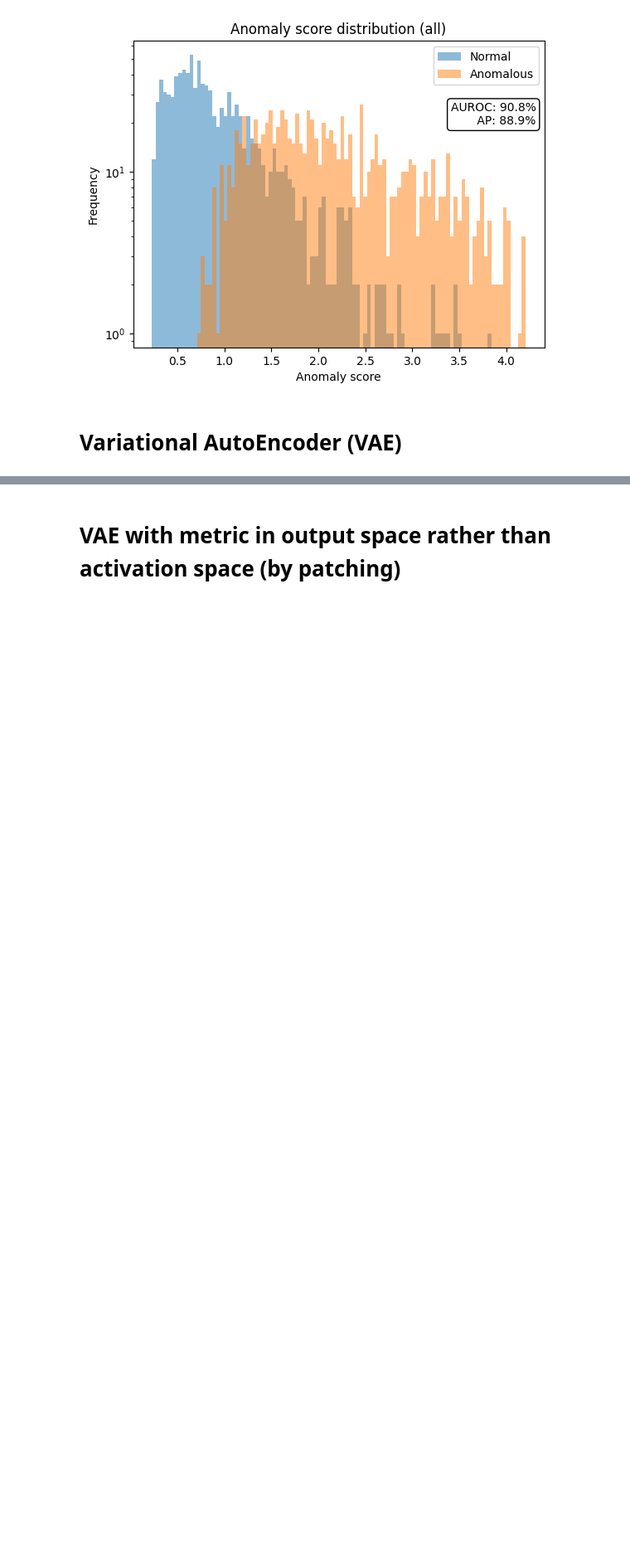
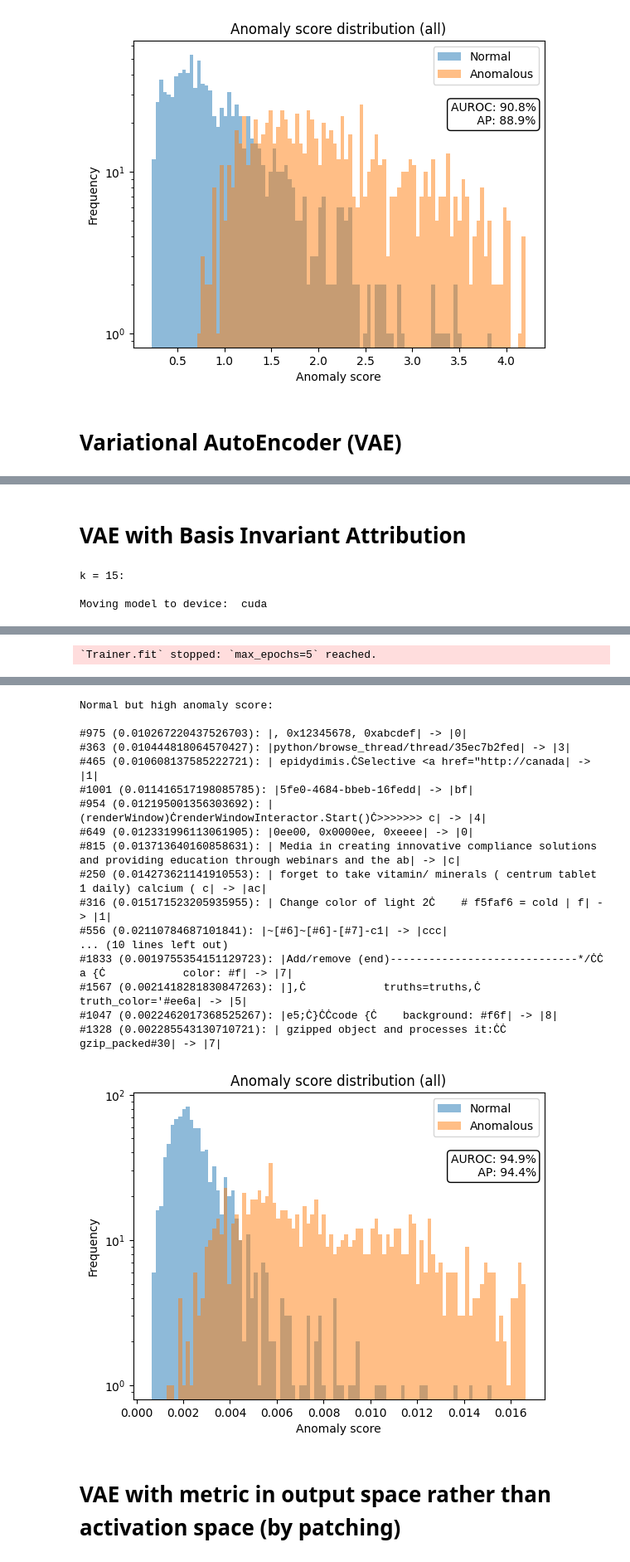
Before and after one commit to jordansauce/mad-experiments, a Jupyter notebook: tiny_natural_mechanisms.ipynb, the cells around one changed output, grey strips where cells are left out. Shown at 83% size. Drawn from its saved outputs; the diff is of its cells as text; code cells hidden in the pictures; blank space fills up the shorter version.

```diff
--- a/tiny_natural_mechanisms.ipynb
+++ b/tiny_natural_mechanisms.ipynb
@@ -336,3 +513,23 @@ Normal but high anomaly score:
 #     1:  90.2,
 #     5:  92.0,
 # }
+# %% [markdown]
+# VAE with Basis Invariant Attribution
+# %%
+k = 10
+input_dim = 512
+latent_dim = 128
+kld_weight = 1e-5
+epochs = 5
+for k in [15]:
+    print(f'\n\n\nk = {k}:\n')
+    vae = detectors.feature_model.VAE(input_dim, latent_dim)
+    cache = detectors.FeatureCache(device=device)
+    task.model.to(device)
+    vae_detector = detectors.VAEDetector({names[0]:vae}, kld_weight=kld_weight, layer_aggregation="mean", cache=cache, get_grads=True, output_func=output_func, act_grad_combination_func=partial(weight_activations_by_gradient_importance,k=k))
+    vae_detector.train(task, save_path=None, batch_size=64, max_epochs=epochs)
+    vae_detector.eval(dataset=task.test_data, batch_size=64, show_worst_mistakes=True, sample_format_fn=sample_format_fn)
+# %% [output]
+k = 15:
+
+Moving model to device:  cuda
@@ -338,0 +552 @@ Normal but high anomaly score:
+`Trainer.fit` stopped: `max_epochs=5` reached.
@@ -339,3 +555,21 @@ Normal but high anomaly score:
+Normal but high anomaly score:
+
+#975 (0.010267220437526703): |, 0x12345678, 0xabcdef| -> |0|
+#363 (0.010444818064570427): |python/browse_thread/thread/35ec7b2fed| -> |3|
+#465 (0.010608137585222721): | epidydimis.ĊSelective <a href="http://canada| -> |1|
+#1001 (0.011416517198085785): |5fe0-4684-bbeb-16fedd| -> |bf|
+#954 (0.012195001356303692): |(renderWindow)ĊrenderWindowInteractor.Start()Ċ>>>>>>> c| -> |4|
+#649 (0.012331996113061905): |0ee00, 0x0000ee, 0xeeee| -> |0|
+#815 (0.013713640160858631): | Media in creating innovative compliance solutions and providing education through webinars and the ab| -> |c|
+#250 (0.014273621141910553): | forget to take vitamin/ minerals ( centrum tablet 1 daily) calcium ( c| -> |ac|
+#316 (0.015171523205935955): | Change color of light 2Ċ    # f5faf6 = cold | f| -> |1|
+#556 (0.02110784687101841): |~[#6]~[#6]-[#7]-c1| -> |ccc|
+... (10 lines left out)
+#1833 (0.0019755354151129723): |Add/remove (end)-----------------------------*/ĊĊ        a {Ċ            color: #f| -> |7|
+#1567 (0.0021418281830847263): |],Ċ            truths=truths,Ċ            truth_color='#ee6a| -> |5|
+#1047 (0.0022462017368525267): |e5;Ċ}ĊĊcode {Ċ    background: #f6f| -> |8|
+#1328 (0.002285543130710721): | gzipped object and processes it:ĊĊ            gzip_packed#30| -> |7|
+[figure, added]
 # %% [markdown]
 # VAE with metric in output space rather than activation space (by patching)
 # %%
```
Also changed, not shown: parts of 19 cells of this notebook, 2 other files.
